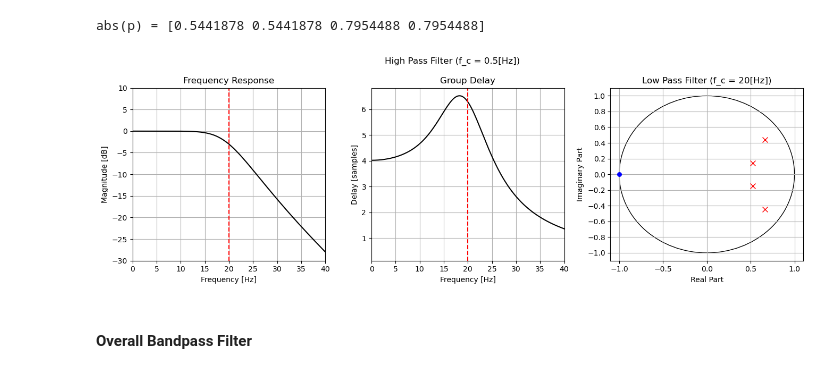
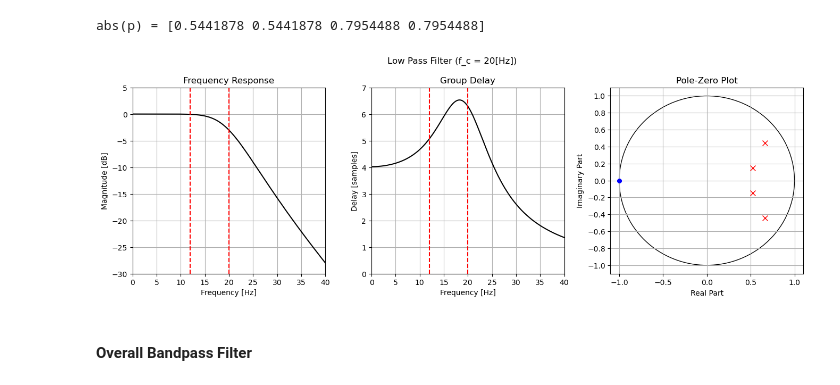
Before and after one commit to bryanmcelvy/microHeartMonitor, a Jupyter notebook: tools/filter_design/qrs_filt_design.ipynb, the cells around one changed output. Saved outputs shown, nothing was run; the diff lists cells and outputs as text; code cells hidden in the pictures.

Commit message:
Add algorithm testing to QRS filt design notebook

```diff
--- a/tools/filter_design/qrs_filt_design.ipynb
+++ b/tools/filter_design/qrs_filt_design.ipynb
@@ -86,20 +88,21 @@ print(f"abs(p) = {np.abs(p_low)}")
 # %% [output]
 abs(p) = [0.5441878 0.5441878 0.7954488 0.7954488]
 # %%
-fig_low, axs_low = plt.subplots(1, 3, tight_layout=True, figsize=[13.5, 4.5])
+fig_low, axs_low = plt.subplots(1, 3, tight_layout=True, figsize=[13.5, 4.75])
 
 b_low, a_low = signal.sos2tf(sos_low)
-plot_freq_domain(b_low, a_low, fs=fs, in_dB=True, ax1=axs_low[0], ax2=axs_low[1], filt_name="High Pass Filter (f_c = 0.5[Hz])")
-plot_pole_zero(b_low, a_low, ax=axs_low[2], filt_name="Low Pass Filter (f_c = 20[Hz])")
+plot_freq_domain(b_low, a_low, fs=fs, in_dB=True, ax1=axs_low[0], ax2=axs_low[1], filt_name="Low Pass Filter (f_c = 20[Hz])")
+plot_pole_zero(b_low, a_low, ax=axs_low[2])
 
 for i in range(2):
     plt.sca(axs_low[i])
     plt.xlim([0, 40])
     plt.xticks(np.arange(0, 41, 5))
+    plt.axvline(12, linestyle='dashed', color='r')
     plt.axvline(20, linestyle='dashed', color='r')
-    if i == 0: plt.ylim([-30, 10])
+    plt.ylim([-30, 5] if i == 0 else [0, 7])
 # %% [output]
-[figure, old version]
+[figure, new version]
 # %% [markdown]
 #### Overall Bandpass Filter
 # %%
```
Also changed, not shown: parts of 15 cells of this notebook.
